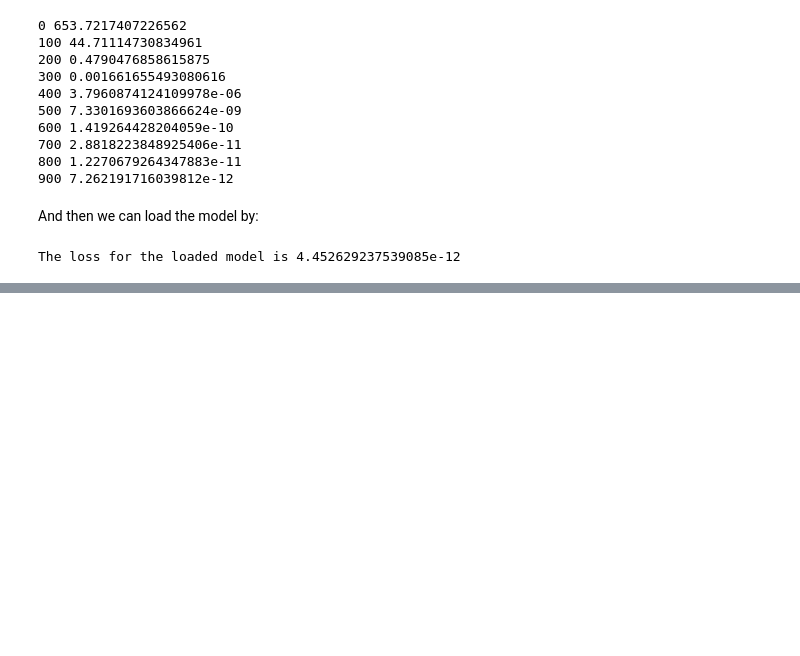
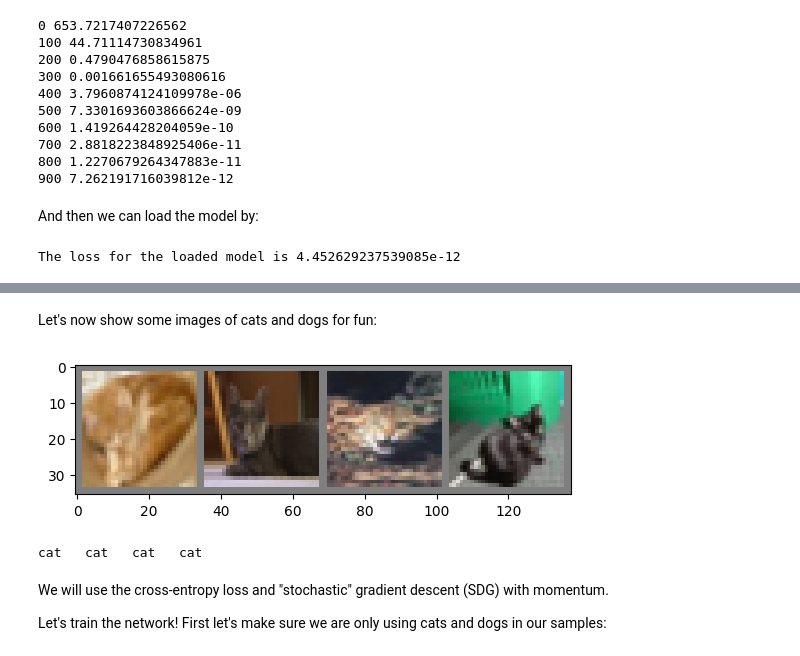
Before and after one commit to apapaefs/ScientificComputing, a Jupyter notebook: _build/jupyter_execute/Chapters/Chapter15/Chapter15.ipynb, the cells around one changed output, grey strips where cells are left out. Cells and saved outputs as stored; diff of their text form; code cells hidden in the pictures; blank space fills up the shorter version.

```diff
--- a/_build/jupyter_execute/Chapters/Chapter15/Chapter15.ipynb
+++ b/_build/jupyter_execute/Chapters/Chapter15/Chapter15.ipynb
@@ -893,0 +1053,51 @@ The loss for the loaded model is 4.452629237539085e-12
+# %% [markdown]
+Let's now show some images of cats and dogs for fun:
+# %%
+import matplotlib.pyplot as plt
+import numpy as np
+
+# function to show an image
+def imshow(img):
+    img = img / 2 + 0.5 # unnormalize
+    npimg = img.numpy() # convert to numpy
+    plt.imshow(np.transpose(npimg, (1, 2, 0)))
+    plt.show()
+
+# get some random training images (cats and dogs only)
+want = batch_size  # how many cat/dog images you want to display
+
+# the classes indices for cats and dogs f
+cat_idx = classes.index('cat')
+dog_idx = classes.index('dog')
+
+# lists to collect the selected images
+selected_images = []
+selected_labels = []
+
+
+# get some training images
+# trainloader is an iterable: it knows how to produce batches one after another.
+# iter(trainloader) creates an iterator object,
+# which is essentially "a cursor" over the sequence of batches.
+# You can think of it as: “prepare to walk through the DataLoader, batch by batch.”
+dataiter = iter(trainloader)
+
+while len(selected_images) < want:
+    images, labels = next(dataiter)  # pull the next batch from the loader
+    mask = (labels == cat_idx) | (labels == dog_idx)
+
+    if mask.any():
+        selected_images.append(images[mask])
+        selected_labels.append(labels[mask])
+
+# concatenate what we collected and trim to exactly "want"
+images = torch.cat(selected_images, dim=0)[:want]
+labels = torch.cat(selected_labels, dim=0)[:want]
+
+# show images
+imshow(torchvision.utils.make_grid(images))
+# print labels
+print(' '.join(f'{classes[labels[j]]:5s}' for j in range(batch_size)))
+# %% [output]
+[figure, added]
+cat   cat   cat   cat
@@ -893,0 +1130,4 @@ The loss for the loaded model is 4.452629237539085e-12
+# %% [markdown]
+We will use the cross-entropy loss and "stochastic" gradient descent (SDG) with momentum.
+
+Let's train the network! First let's make sure we are only using cats and dogs in our samples:
```
Also changed, not shown: parts of 13 cells of this notebook, 22 other files.
